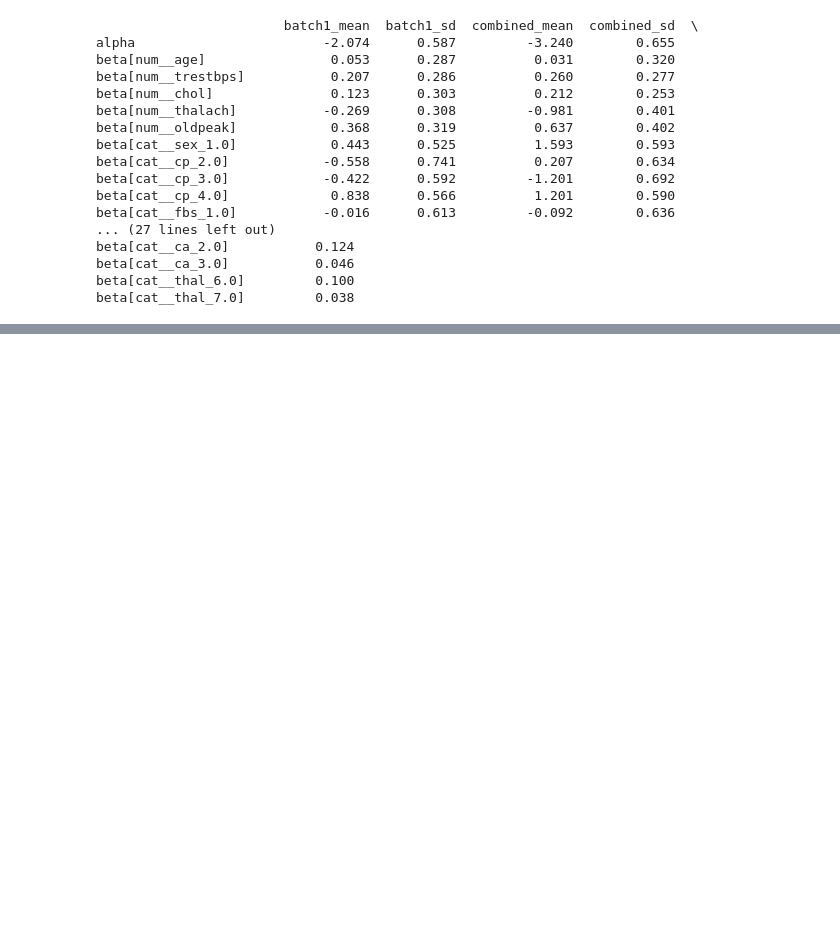
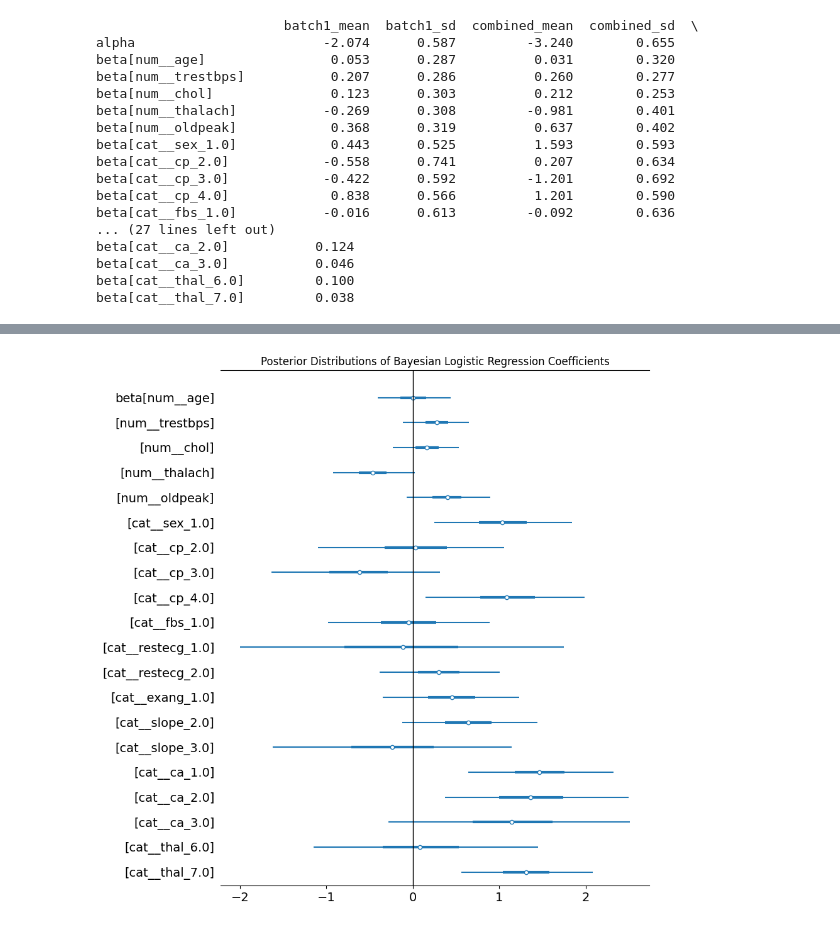
Before and after one commit to Ansarss/Ai_learning_experiments, a Jupyter notebook: UCI_Heart_disease.ipynb, the cells around one changed output, grey strips where cells are left out. Drawn from its saved outputs; the diff is of its cells as text; code cells hidden in the pictures; blank space fills up the shorter version.

```diff
--- a/UCI_Heart_disease.ipynb
+++ b/UCI_Heart_disease.ipynb
@@ -856,0 +1109,28 @@ beta[cat__thal_7.0]         0.038
+# %%
+# Figure 2. Posterior coefficient forest plot
+
+az.plot_forest(
+    idata,
+    var_names=['beta'],
+    combined=True,
+    hdi_prob=0.95,
+    figsize=(9, 9)
+)
+
+plt.axvline(0, color='black', linewidth=1)
+
+plt.title(
+    'Posterior Distributions of Bayesian Logistic Regression Coefficients'
+)
+
+plt.tight_layout()
+
+plt.savefig(
+    'Figure_2_Posterior_Forest_Plot.png',
+    dpi=300,
+    bbox_inches='tight'
+)
+
+plt.show()
+# %% [output]
+[figure, added]
```
Also changed, not shown: parts of 15 cells of this notebook.
